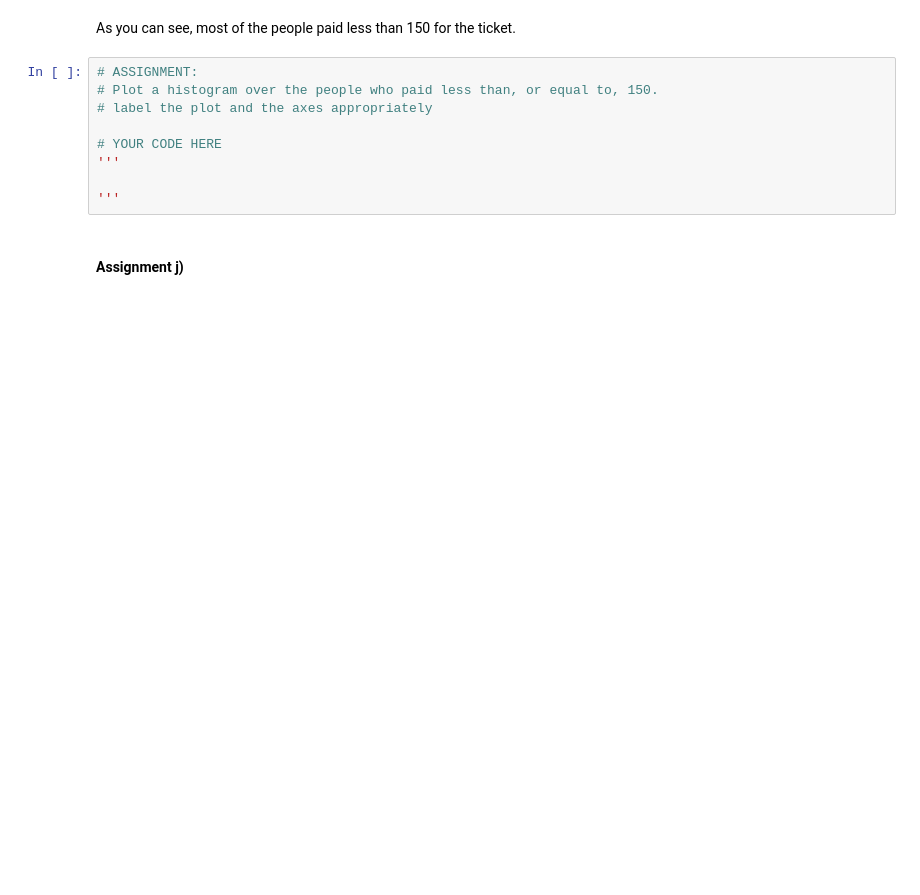
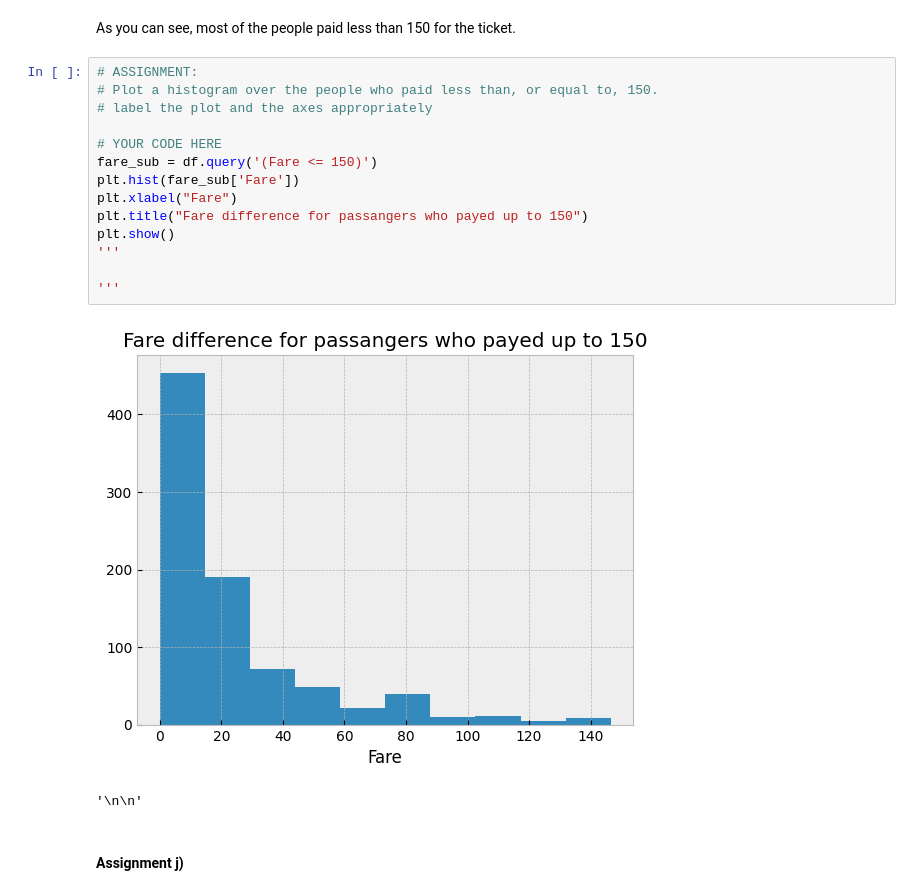
Before and after one commit to astridno/ml-1dl034-public-assignments, a Jupyter notebook: Assignments/Practical/PracticalNotebook2.ipynb, the cells around one changed output. Cells and saved outputs as stored; diff of their text form; blank space fills up the shorter version.

```diff
--- a/Assignments/Practical/PracticalNotebook2.ipynb
+++ b/Assignments/Practical/PracticalNotebook2.ipynb
@@ -464,12 +507,20 @@ As you can see, most of the people paid less than 150 for the ticket.
 # %%
 # ASSIGNMENT:
 # Plot a histogram over the people who paid less than, or equal to, 150.
 # label the plot and the axes appropriately
 
 # YOUR CODE HERE
+fare_sub = df.query('(Fare <= 150)')
+plt.hist(fare_sub['Fare'])
+plt.xlabel("Fare")
+plt.title("Fare difference for passangers who payed up to 150")
+plt.show()
 '''
 
 '''
+# %% [output]
+[figure, added]
+'\n\n'
 # %% [markdown]
 #### Assignment j)
 # %%
```
Also changed, not shown: parts of 15 cells of this notebook.
